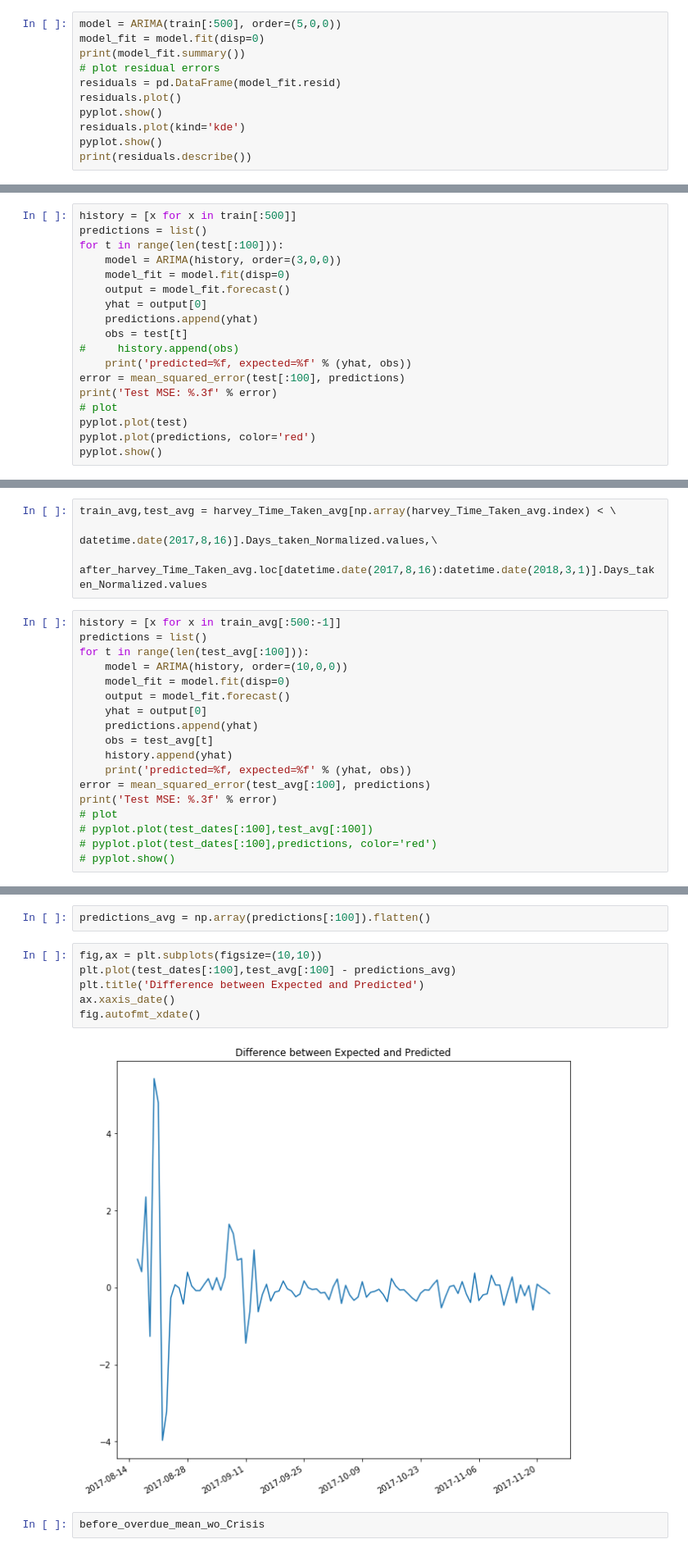
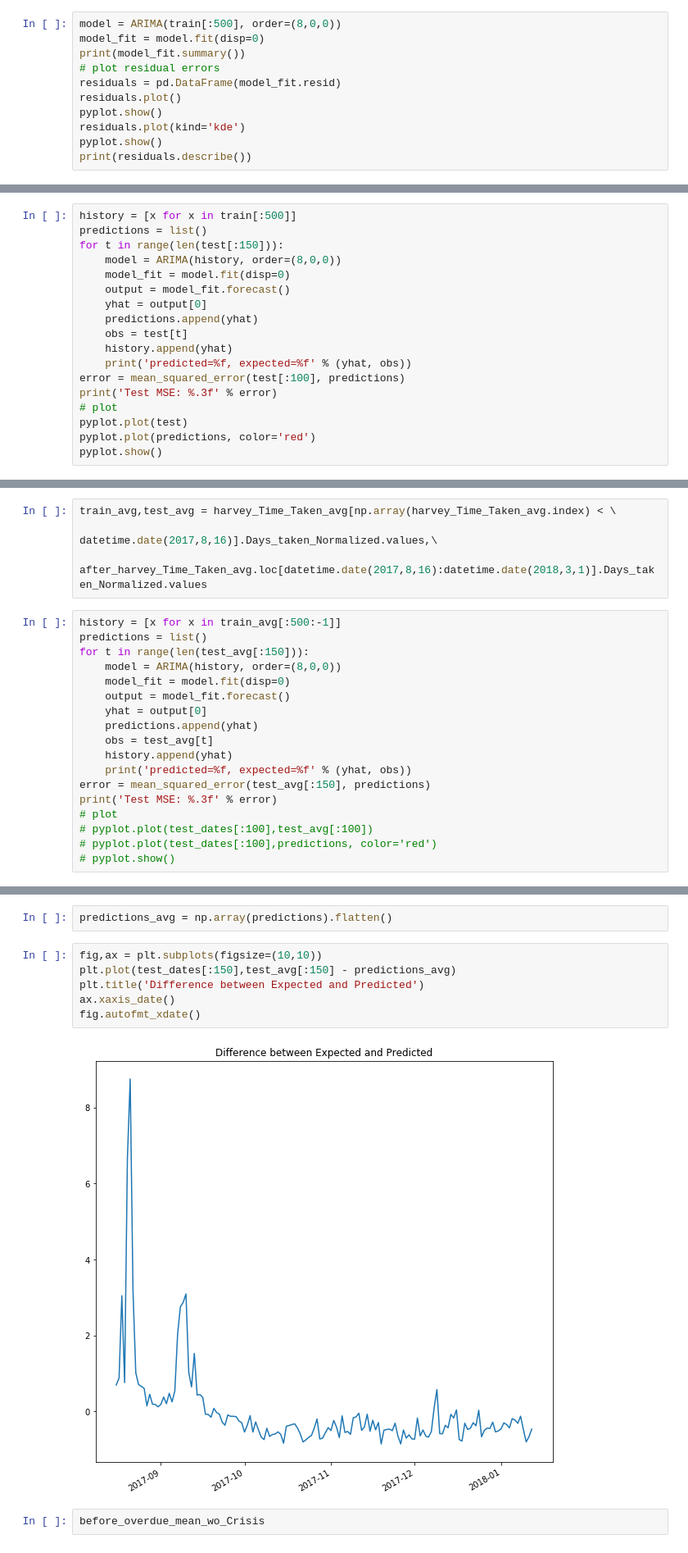
Before and after one commit to SohamMody/ADS_final, a Jupyter notebook: Cleaning_update.ipynb, the cells around one changed output, grey strips where cells are left out. Shown at 82% size. Saved outputs shown, nothing was run; the diff lists cells and outputs as text.

```diff
--- a/Cleaning_update.ipynb
+++ b/Cleaning_update.ipynb
@@ -698,7 +727,7 @@ test_dates = harvey_acr_freq.loc[datetime.date(2017,8,16):datetime.date(2018,3,1
 train,test = harvey_acr_freq[harvey_acr_freq.index < datetime.date(2017,8,16)].Case_Number.values,\
                             harvey_acr_freq.loc[datetime.date(2017,8,16):datetime.date(2018,3,1)].Case_Number.values
 # %%
-model = ARIMA(train[:500], order=(5,0,0))
+model = ARIMA(train[:500], order=(8,0,0))
 model_fit = model.fit(disp=0)
 print(model_fit.summary())
 # plot residual errors
@@ -755,14 +784,14 @@ array([ 822.88888889,  906.88888889,  843.22222222, ..., 1058.44444444,
 # %%
 history = [x for x in train[:500]]
 predictions = list()
-for t in range(len(test[:100])):
-    model = ARIMA(history, order=(3,0,0))
+for t in range(len(test[:150])):
+    model = ARIMA(history, order=(8,0,0))
     model_fit = model.fit(disp=0)
     output = model_fit.forecast()
     yhat = output[0]
     predictions.append(yhat)
     obs = test[t]
-#     history.append(obs)
+    history.append(yhat)
     print('predicted=%f, expected=%f' % (yhat, obs))
 error = mean_squared_error(test[:100], predictions)
 print('Test MSE: %.3f' % error)
@@ -1070,8 +1117,8 @@ train_avg,test_avg = harvey_Time_Taken_avg[np.array(harvey_Time_Taken_avg.index)
 # %%
 history = [x for x in train_avg[:500:-1]]
 predictions = list()
-for t in range(len(test_avg[:100])):
-    model = ARIMA(history, order=(10,0,0))
+for t in range(len(test_avg[:150])):
+    model = ARIMA(history, order=(8,0,0))
     model_fit = model.fit(disp=0)
     output = model_fit.forecast()
     yhat = output[0]
@@ -1079,7 +1126,7 @@ for t in range(len(test_avg[:100])):
     obs = test_avg[t]
     history.append(yhat)
     print('predicted=%f, expected=%f' % (yhat, obs))
-error = mean_squared_error(test_avg[:100], predictions)
+error = mean_squared_error(test_avg[:150], predictions)
 print('Test MSE: %.3f' % error)
 # plot
 # pyplot.plot(test_dates[:100],test_avg[:100])
@@ -1114,13 +1161,13 @@ fig.autofmt_xdate()
 # %%
-predictions_avg = np.array(predictions[:100]).flatten()
+predictions_avg = np.array(predictions).flatten()
 # %%
 fig,ax = plt.subplots(figsize=(10,10))
-plt.plot(test_dates[:100],test_avg[:100] - predictions_avg)
+plt.plot(test_dates[:150],test_avg[:150] - predictions_avg)
 plt.title('Difference between Expected and Predicted')
 ax.xaxis_date()
 fig.autofmt_xdate()
 # %% [output]
-[figure, old version]
+[figure, new version]
 # %%
 before_overdue_mean_wo_Crisis
 # %% [output]
```
Also changed, not shown: parts of 32 cells of this notebook.
